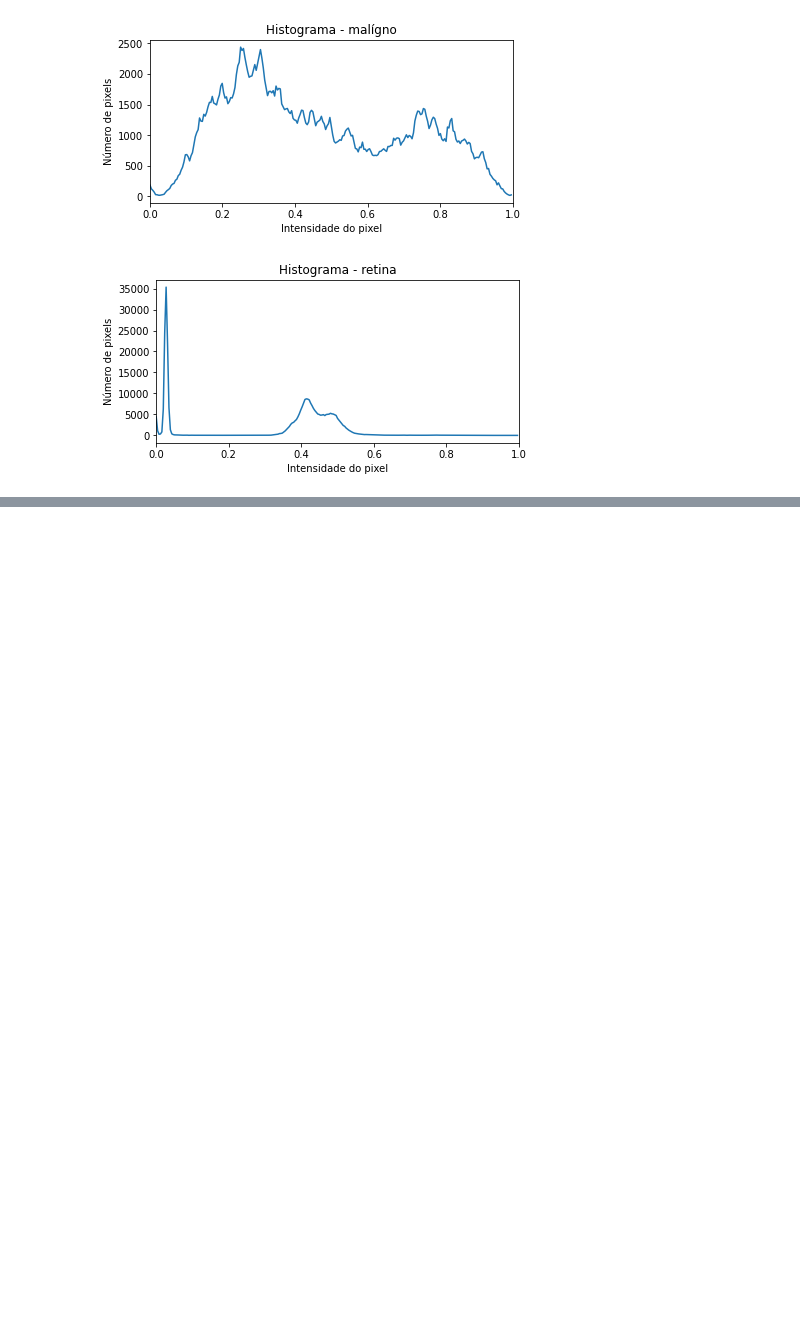
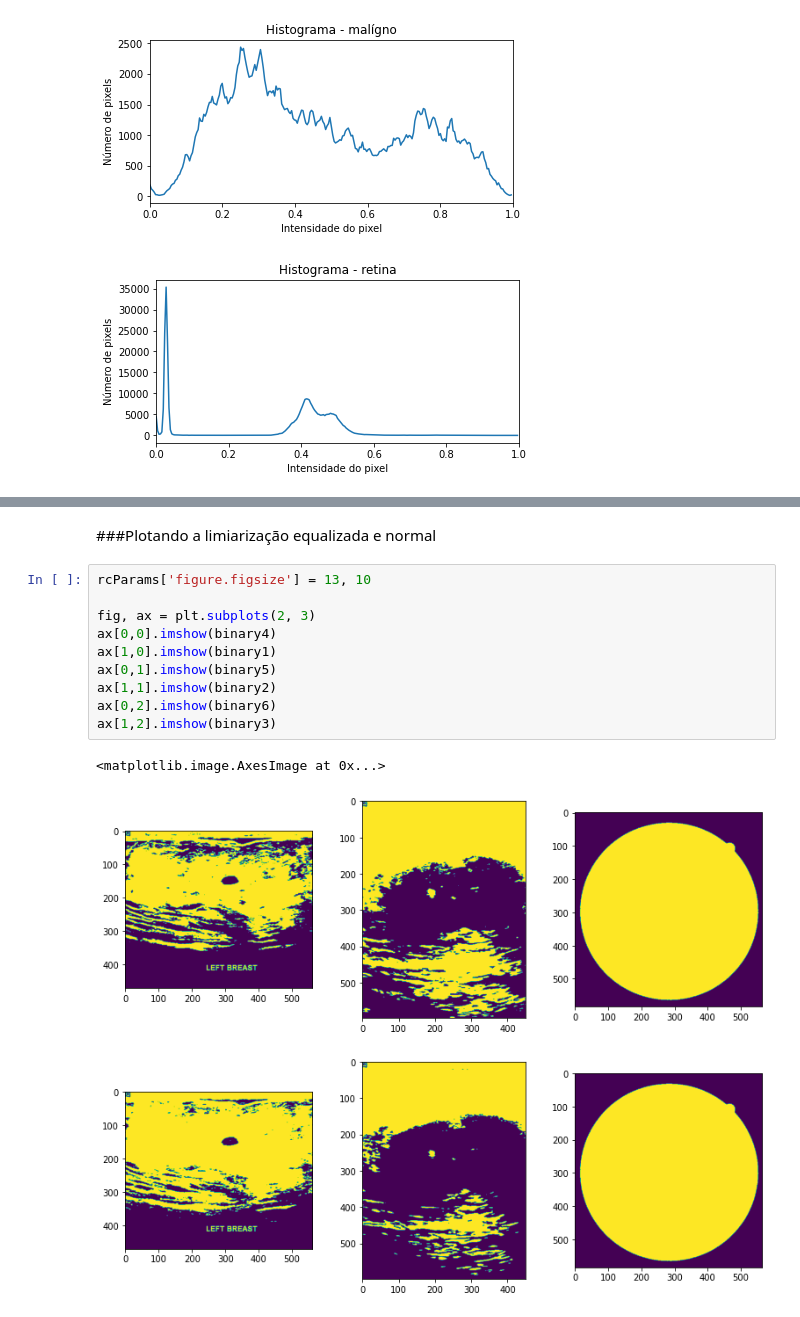
Before and after one commit to CarlosEstellita/Image-Processing-First-Steps, a Jupyter notebook: First Steps/Medical Images - Thresholding/BásicoDoBásico_Threshold_pt2.ipynb, the cells around one changed output, grey strips where cells are left out. Saved outputs shown, nothing was run; the diff lists cells and outputs as text; blank space fills up the shorter version.

```diff
--- a/First Steps/Medical Images - Thresholding/BásicoDoBásico_Threshold_pt2.ipynb
+++ b/First Steps/Medical Images - Thresholding/BásicoDoBásico_Threshold_pt2.ipynb
@@ -120,0 +193,15 @@ ax[2].set_title('Retina')'''
+# %% [markdown]
+###Plotando a limiarização equalizada e normal
+# %%
+rcParams['figure.figsize'] = 13, 10
+
+fig, ax = plt.subplots(2, 3)
+ax[0,0].imshow(binary4)
+ax[1,0].imshow(binary1)
+ax[0,1].imshow(binary5)
+ax[1,1].imshow(binary2)
+ax[0,2].imshow(binary6)
+ax[1,2].imshow(binary3)
+# %% [output]
+<matplotlib.image.AxesImage at 0x...>
+[figure, added]
```
Also changed, not shown: parts of 15 cells of this notebook.
